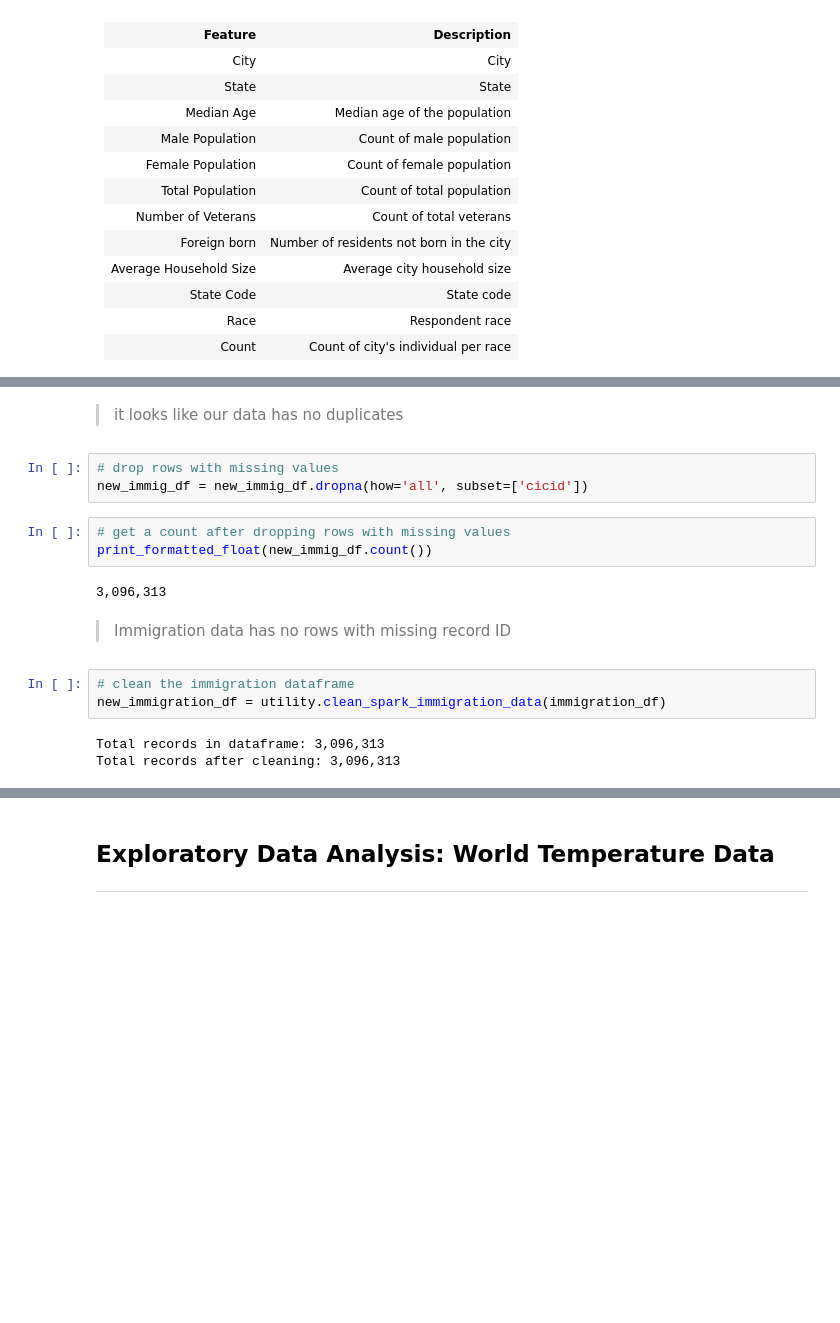
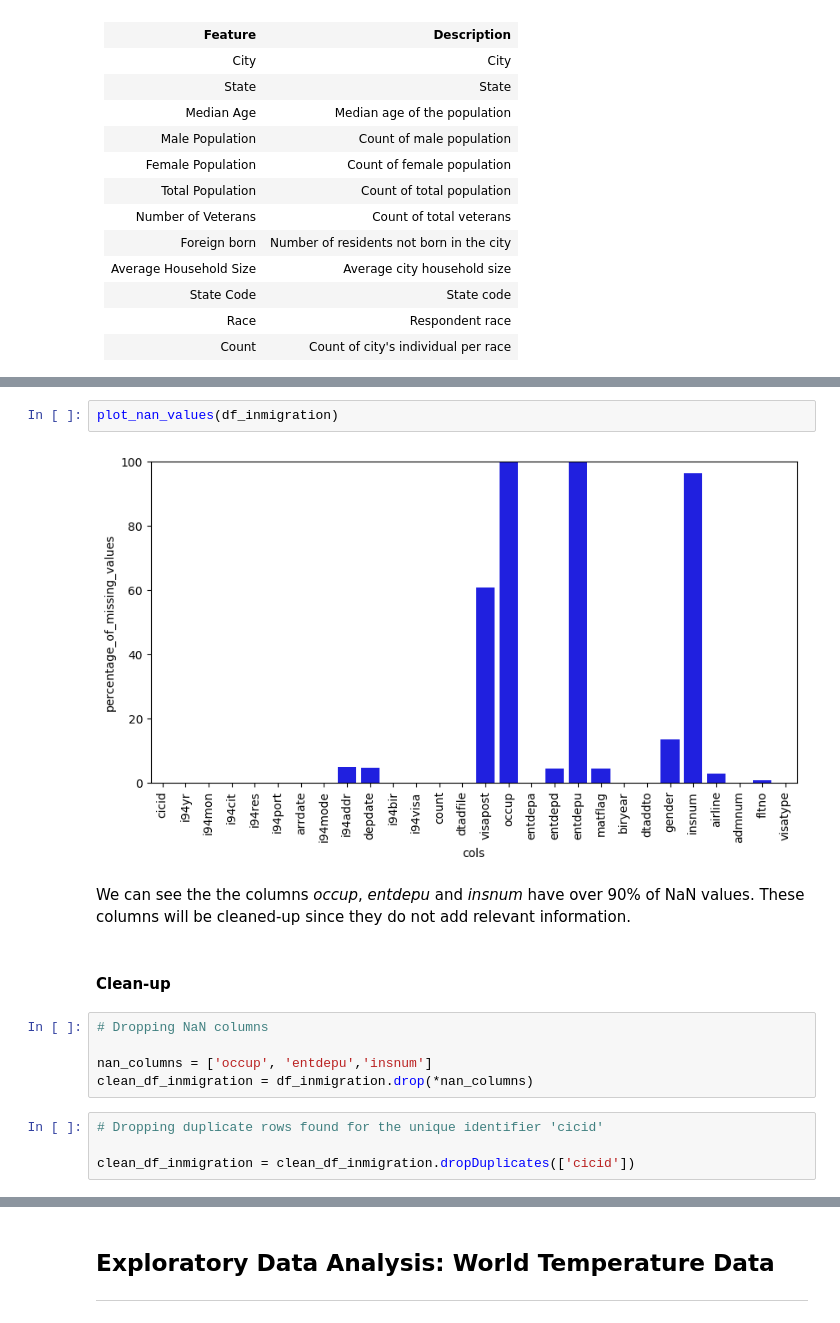
Before and after one commit to juferafo/UDE-capstone, a Jupyter notebook: Capstone-project.ipynb, the cells around one changed output, grey strips where cells are left out. Saved outputs shown, nothing was run; the diff lists cells and outputs as text; blank space fills up the shorter version.

```diff
--- a/Capstone-project.ipynb
+++ b/Capstone-project.ipynb
@@ -390,18 +351,17 @@ print_formatted_float(new_immig_df.count())
-# %% [markdown]
-> it looks like our data has no duplicates
-# %%
-# drop rows with missing values
-new_immig_df = new_immig_df.dropna(how='all', subset=['cicid'])
-# %%
-# get a count after dropping rows with missing values
-print_formatted_float(new_immig_df.count())
-# %% [output]
-3,096,313
-# %% [markdown]
-> Immigration data has no rows with missing record ID
-# %%
-# clean the immigration dataframe
-new_immigration_df = utility.clean_spark_immigration_data(immigration_df)
-# %% [output]
-Total records in dataframe: 3,096,313
-Total records after cleaning: 3,096,313
+# %%
+plot_nan_values(df_inmigration)
+# %% [output]
+[figure, added]
+# %% [markdown]
+We can see the the columns *occup*, *entdepu* and *insnum* have over 90% of NaN values. These columns will be cleaned-up since they do not add relevant information.
+# %% [markdown]
+#### Clean-up
+# %%
+# Dropping NaN columns
+
+nan_columns = ['occup', 'entdepu','insnum']
+clean_df_inmigration = df_inmigration.drop(*nan_columns)
+# %%
+# Dropping duplicate rows found for the unique identifier 'cicid'
+
+clean_df_inmigration = clean_df_inmigration.dropDuplicates(['cicid'])
```
Also changed, not shown: parts of 18 cells of this notebook, 1 other file.
